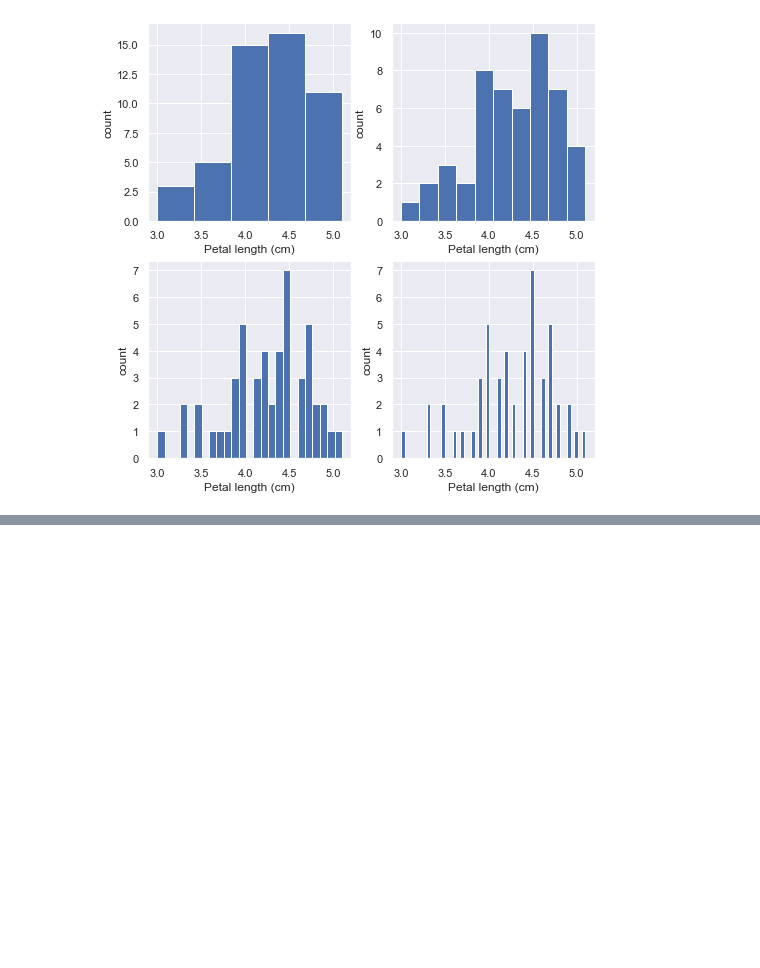
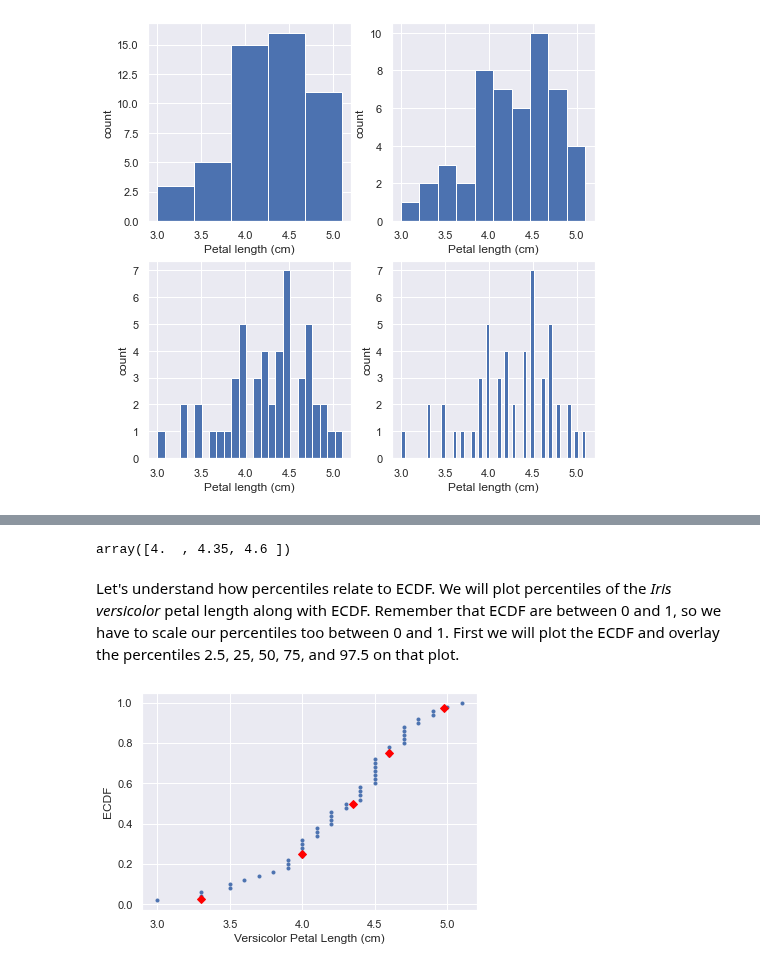
Before and after one commit to mandliya/ml, a Jupyter notebook: courses/statistical_thinking/part1/Statistical_thinking_part_1.ipynb, the cells around one changed output, grey strips where cells are left out. Saved outputs shown, nothing was run; the diff lists cells and outputs as text; code cells hidden in the pictures; blank space fills up the shorter version.

```diff
--- a/courses/statistical_thinking/part1/Statistical_thinking_part_1.ipynb
+++ b/courses/statistical_thinking/part1/Statistical_thinking_part_1.ipynb
@@ -76,0 +197,19 @@ The problem with histogram plots is it can look entirely different when the numb
+# %%
+np.percentile(versicolor_petal_length, [25, 50, 75])
+# %% [output]
+array([4.  , 4.35, 4.6 ])
+# %% [markdown]
+Let's understand how percentiles relate to ECDF. We will plot percentiles of the *Iris versicolor* petal length along with ECDF. Remember that ECDF are between 0 and 1, so we have to scale our percentiles too between 0 and 1. First we will plot the ECDF and overlay the percentiles 2.5, 25, 50, 75, and 97.5 on that plot.
+# %%
+# ECDF plot
+_ = plt.plot(x_vers, y_vers, marker='.', linestyle='none')
+_ = plt.xlabel('Versicolor Petal Length (cm)')
+_ = plt.ylabel('ECDF')
+
+# Calculate various percentiles
+percentiles = np.array([2.5, 25, 50, 75, 97.5])
+vers_percentiles = np.percentile(versicolor_petal_length, percentiles)
+_ = plt.plot(vers_percentiles, percentiles/100, marker='D', color='red', linestyle='none')
+_ = plt.show()
+# %% [output]
+[figure, added]
```
Also changed, not shown: parts of 23 cells of this notebook, 2 other files.
